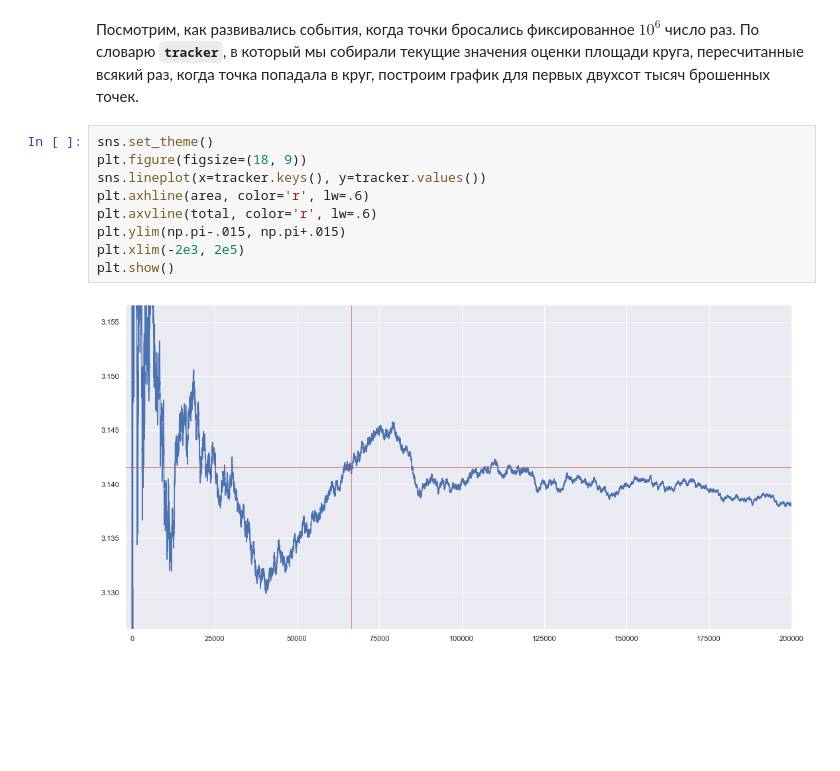
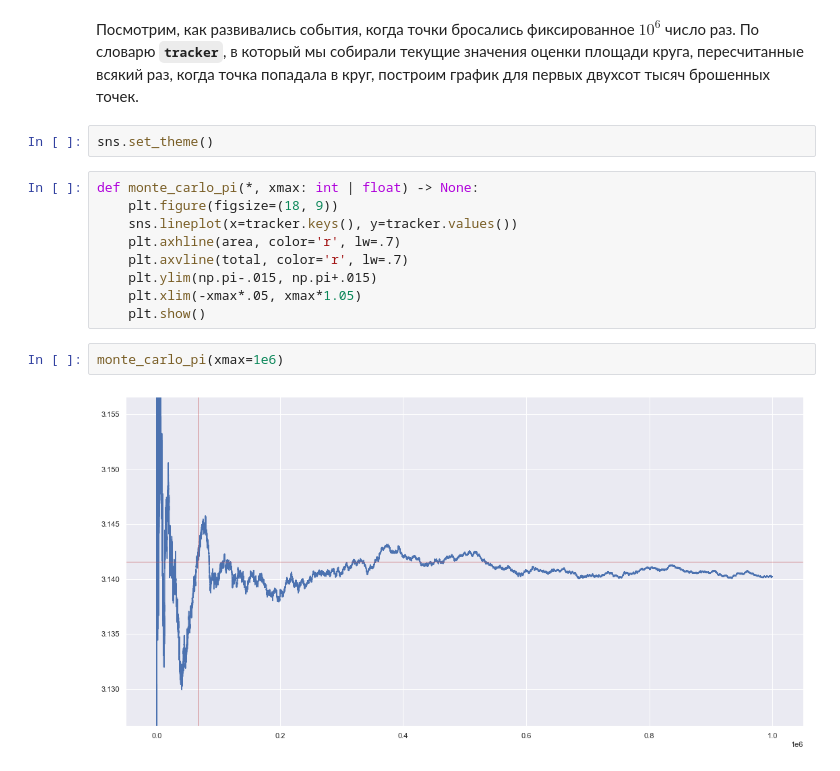
Before and after one commit to EvgenyMeredelin/appstat, a Jupyter notebook: appstat_03.ipynb, the cells around one changed output. Drawn from its saved outputs; the diff is of its cells as text; blank space fills up the shorter version.

```diff
--- a/appstat_03.ipynb
+++ b/appstat_03.ipynb
@@ -84,14 +84,18 @@ round(delta / abs(area - np.pi))  # 4_066_766
 4066766
 # %% [markdown]
 Посмотрим, как развивались события, когда точки бросались фиксированное $10^6$ число раз. По словарю __`tracker`__, в который мы собирали текущие значения оценки площади круга, пересчитанные всякий раз, когда точка попадала в круг, построим график для первых двухсот тысяч брошенных точек.
+# %%
+sns.set_theme()
 # %%
-sns.set_theme()
-plt.figure(figsize=(18, 9))
-sns.lineplot(x=tracker.keys(), y=tracker.values())
-plt.axhline(area, color='r', lw=.6)
-plt.axvline(total, color='r', lw=.6)
-plt.ylim(np.pi-.015, np.pi+.015)
-plt.xlim(-2e3, 2e5)
-plt.show()
+def monte_carlo_pi(*, xmax: int | float) -> None:
+    plt.figure(figsize=(18, 9))
+    sns.lineplot(x=tracker.keys(), y=tracker.values())
+    plt.axhline(area, color='r', lw=.7)
+    plt.axvline(total, color='r', lw=.7)
+    plt.ylim(np.pi-.015, np.pi+.015)
+    plt.xlim(-xmax*.05, xmax*1.05)
+    plt.show()
-# %% [output]
-[figure, removed]
+# %%
+monte_carlo_pi(xmax=1e6)
+# %% [output]
+[figure, added]
```
Also changed, not shown: parts of 2 cells of this notebook.
